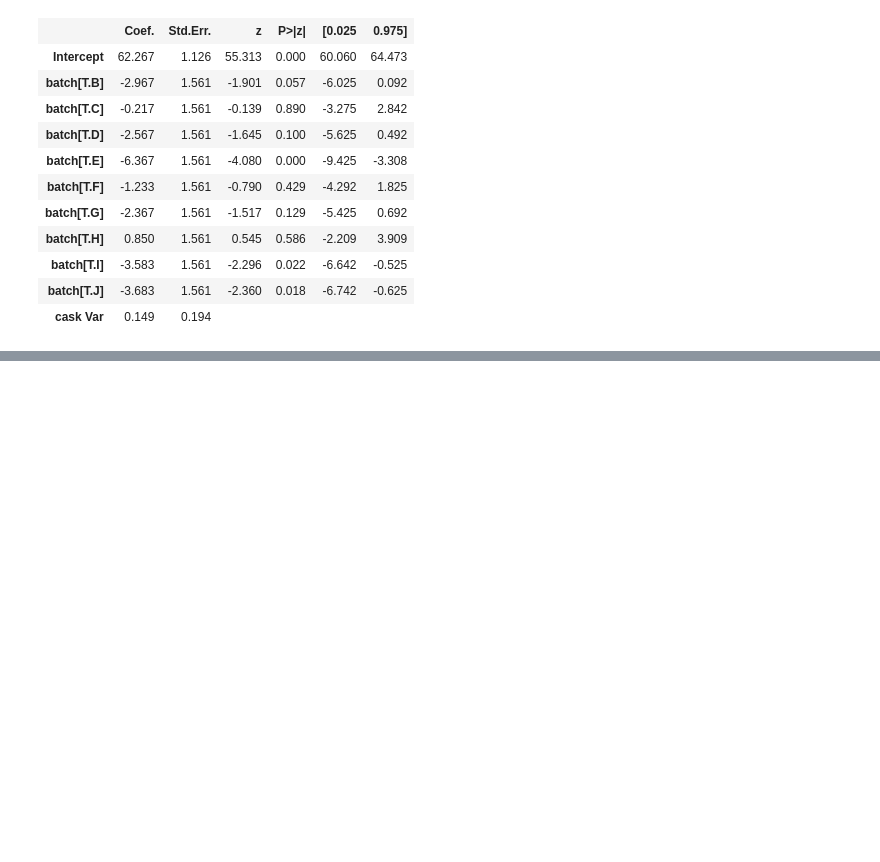
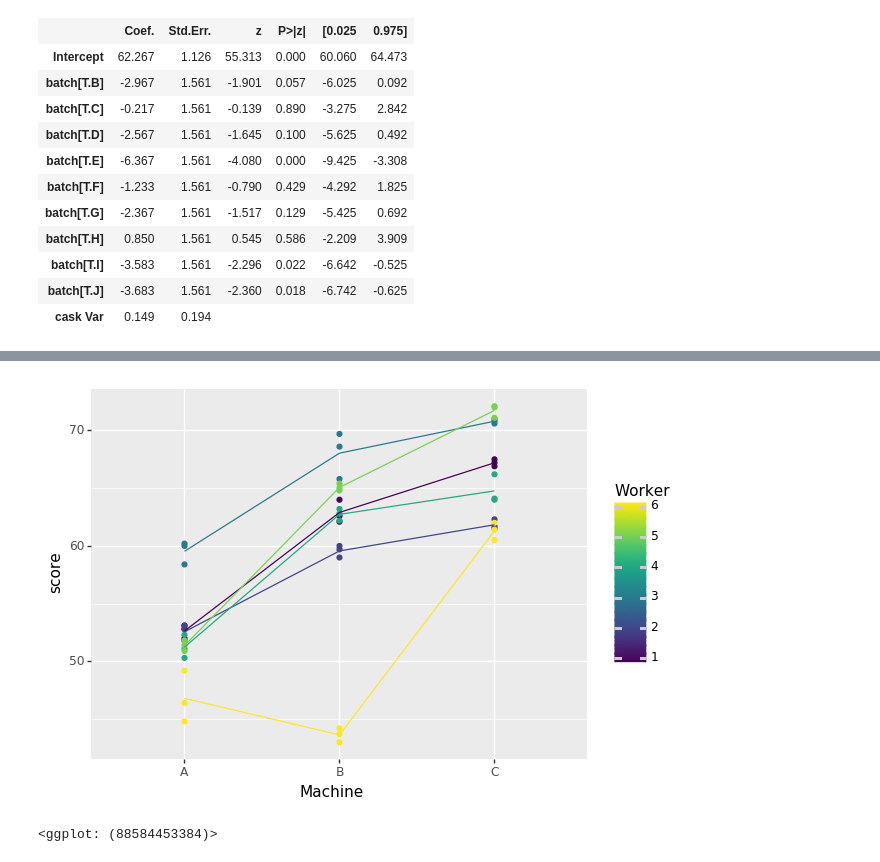
Before and after one commit to amahjourwalid/CA-HMMA307, a Jupyter notebook: Random and Mixed Effects Models.ipynb, the cells around one changed output, grey strips where cells are left out. Saved outputs shown, nothing was run; the diff lists cells and outputs as text; code cells hidden in the pictures; blank space fills up the shorter version.

```diff
--- a/Random and Mixed Effects Models.ipynb
+++ b/Random and Mixed Effects Models.ipynb
@@ -265,3 +261,6 @@ mdf3.summary()
 | batch[T.I] | -3.583 | 1.561 | -2.296 | 0.022 | -6.642 | -0.525 |
 | batch[T.J] | -3.683 | 1.561 | -2.360 | 0.018 | -6.742 | -0.625 |
 | cask Var | 0.149 | 0.194 |  |  |  |  |
+# %%
+Machines=pd.read_csv('Machines.csv', sep = "\t")
+Machines.head()
@@ -267,0 +287,5 @@ mdf3.summary()
+# %%
+(ggplot(Machines)+ aes(x='Machine', y='score', group = 'Worker', color = 'Worker') + geom_point() + stat_summary(fun_y = np.mean, geom='line'))
+# %% [output]
+[figure, added]
+<ggplot: (88584453384)>
```
Also changed, not shown: parts of 8 cells of this notebook, 1 other file.
